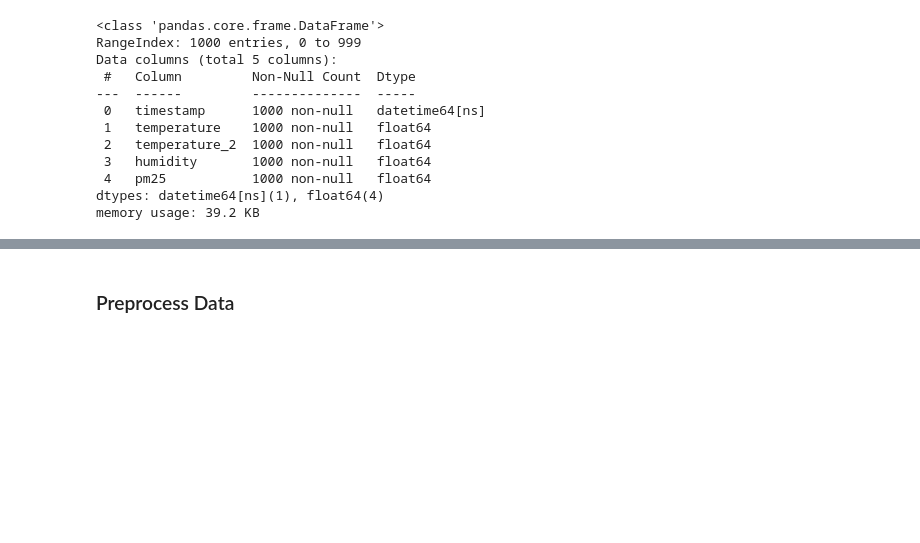
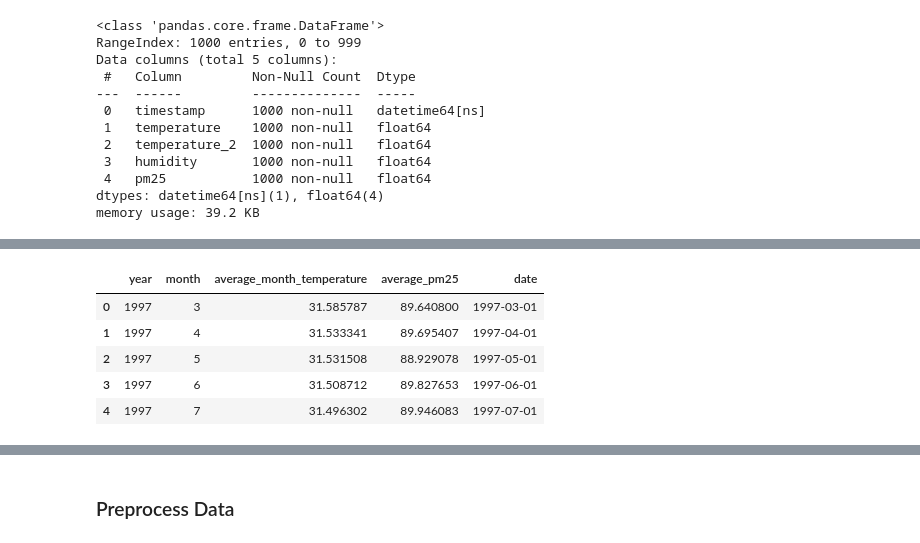
Before and after one commit to guyzsarun/rabbitmq-gpdb-poc, a Jupyter notebook: gpdb/madlib-demo.ipynb, the cells around one changed output, grey strips where cells are left out. Drawn from its saved outputs; the diff is of its cells as text; code cells hidden in the pictures; blank space fills up the shorter version.

```diff
--- a/gpdb/madlib-demo.ipynb
+++ b/gpdb/madlib-demo.ipynb
@@ -102,0 +193,10 @@ plt.text(sensors['humidity'].mean()+3,0.03, "mean", fontsize=10,c='red');
+# %%
+timeseries['date']=pd.DatetimeIndex(timeseries['year'].map("{:04}".format)+'-'+ timeseries['month'].map("{:02}".format))
+timeseries.head()
+# %% [output]
+|  | year | month | average_month_temperature | average_pm25 | date |
+| 0 | 1997 | 3 | 31.585787 | 89.640800 | 1997-03-01 |
+| 1 | 1997 | 4 | 31.533341 | 89.695407 | 1997-04-01 |
+| 2 | 1997 | 5 | 31.531508 | 88.929078 | 1997-05-01 |
+| 3 | 1997 | 6 | 31.508712 | 89.827653 | 1997-06-01 |
+| 4 | 1997 | 7 | 31.496302 | 89.946083 | 1997-07-01 |
```
Also changed, not shown: parts of 26 cells of this notebook.
